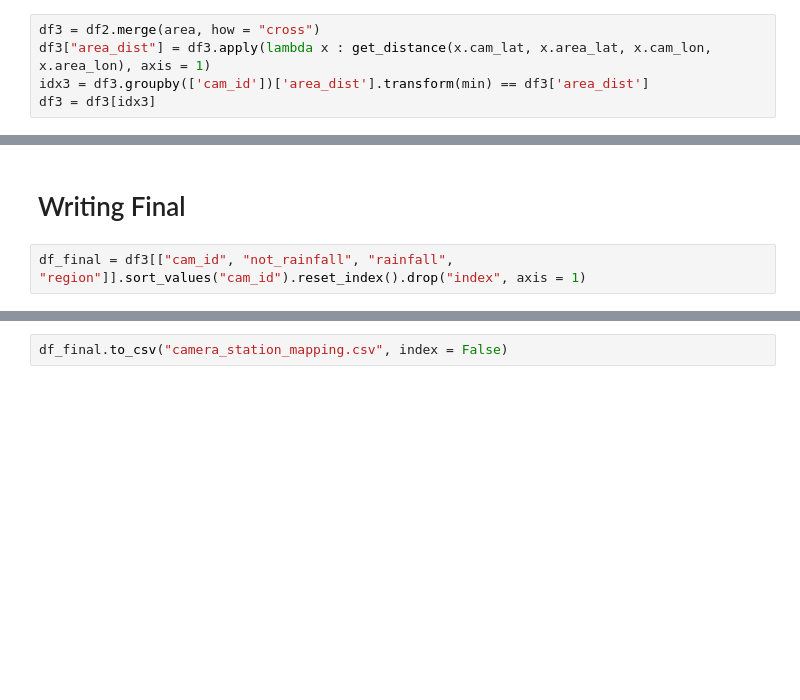
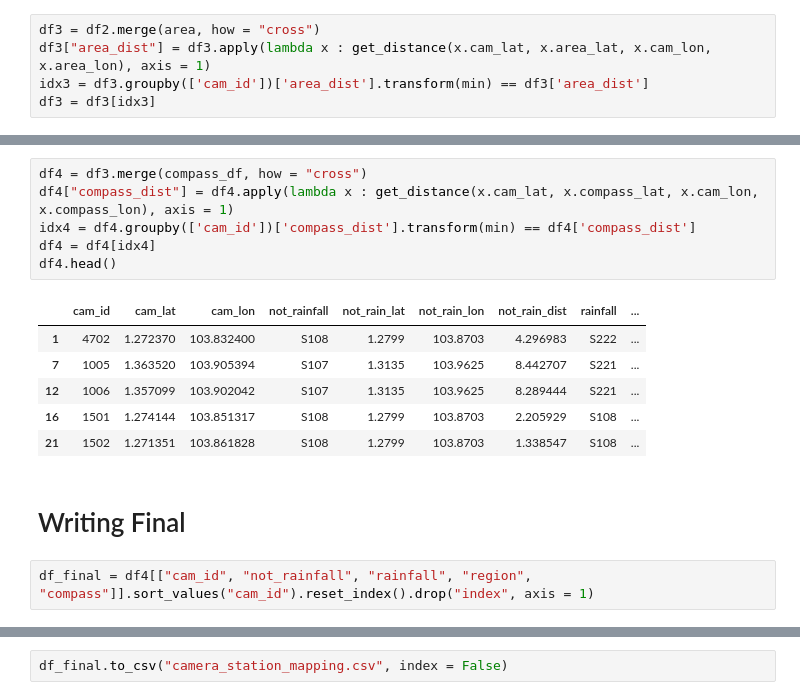
Before and after one commit to don-tay/traffic-predict, a Jupyter notebook: finding_camera_to_weather_location/camera_station_mapping.ipynb, the cells around one changed output, grey strips where cells are left out. Cells and saved outputs as stored; diff of their text form; blank space fills up the shorter version.

```diff
--- a/finding_camera_to_weather_location/camera_station_mapping.ipynb
+++ b/finding_camera_to_weather_location/camera_station_mapping.ipynb
@@ -223,5 +247,18 @@ df3
+# %%
+df4 = df3.merge(compass_df, how = "cross")
+df4["compass_dist"] = df4.apply(lambda x : get_distance(x.cam_lat, x.compass_lat, x.cam_lon, x.compass_lon), axis = 1)
+idx4 = df4.groupby(['cam_id'])['compass_dist'].transform(min) == df4['compass_dist']
+df4 = df4[idx4]
+df4.head()
+# %% [output]
+|  | cam_id | cam_lat | cam_lon | not_rainfall | not_rain_lat | not_rain_lon | not_rain_dist | rainfall | ... |
+| 1 | 4702 | 1.272370 | 103.832400 | S108 | 1.2799 | 103.8703 | 4.296983 | S222 | ... |
+| 7 | 1005 | 1.363520 | 103.905394 | S107 | 1.3135 | 103.9625 | 8.442707 | S221 | ... |
+| 12 | 1006 | 1.357099 | 103.902042 | S107 | 1.3135 | 103.9625 | 8.289444 | S221 | ... |
+| 16 | 1501 | 1.274144 | 103.851317 | S108 | 1.2799 | 103.8703 | 2.205929 | S108 | ... |
+| 21 | 1502 | 1.271351 | 103.861828 | S108 | 1.2799 | 103.8703 | 1.338547 | S108 | ... |
 # %% [markdown]
 # Writing Final
 # %%
-df_final = df3[["cam_id", "not_rainfall", "rainfall", "region"]].sort_values("cam_id").reset_index().drop("index", axis = 1)
+df_final = df4[["cam_id", "not_rainfall", "rainfall", "region", "compass"]].sort_values("cam_id").reset_index().drop("index", axis = 1)
 # %%
```
Also changed, not shown: parts of 7 cells of this notebook, 1 other file.
